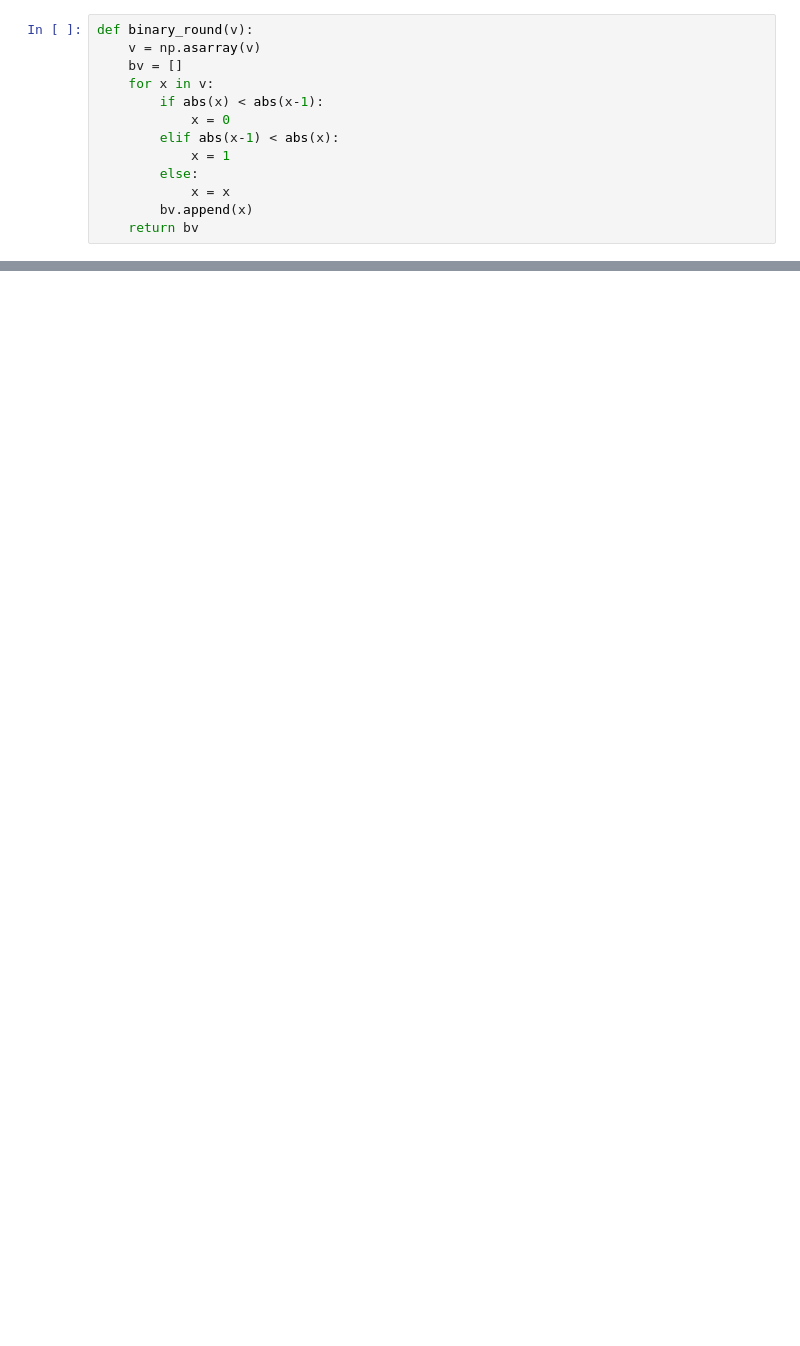
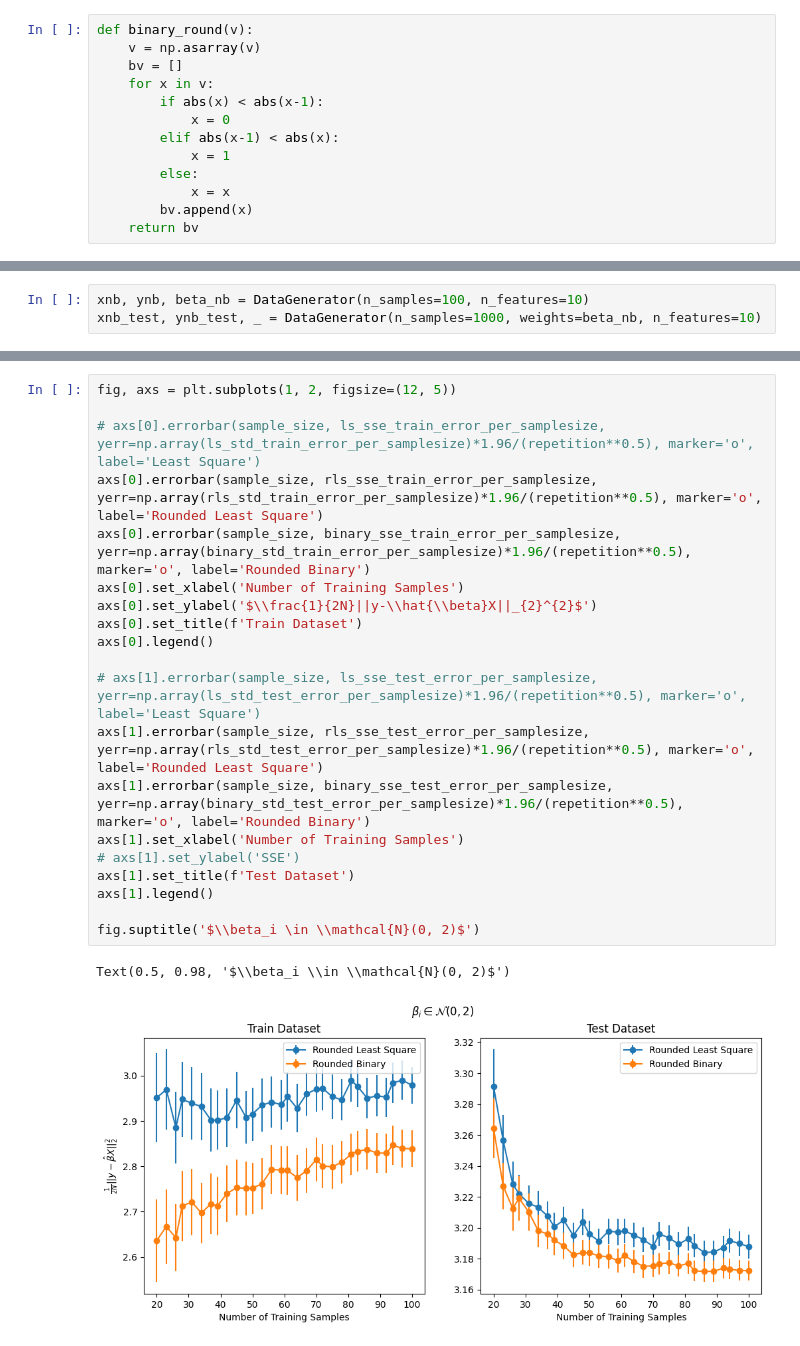
Before and after one commit to shahrzaddii/https---github.com-shahrzaddii-Sparsity, a Jupyter notebook: Binary Estimation Tutorial.ipynb, the cells around one changed output, grey strips where cells are left out. Drawn from its saved outputs; the diff is of its cells as text; blank space fills up the shorter version.

```diff
--- a/Binary Estimation Tutorial.ipynb
+++ b/Binary Estimation Tutorial.ipynb
@@ -681,0 +291,3 @@ for ss in sample_size:
+# %%
+xnb, ynb, beta_nb = DataGenerator(n_samples=100, n_features=10)
+xnb_test, ynb_test, _ = DataGenerator(n_samples=1000, weights=beta_nb, n_features=10)
@@ -681,0 +346,23 @@ for ss in sample_size:
+# %%
+fig, axs = plt.subplots(1, 2, figsize=(12, 5))
+
+# axs[0].errorbar(sample_size, ls_sse_train_error_per_samplesize, yerr=np.array(ls_std_train_error_per_samplesize)*1.96/(repetition**0.5), marker='o', label='Least Square')
+axs[0].errorbar(sample_size, rls_sse_train_error_per_samplesize, yerr=np.array(rls_std_train_error_per_samplesize)*1.96/(repetition**0.5), marker='o', label='Rounded Least Square')
+axs[0].errorbar(sample_size, binary_sse_train_error_per_samplesize, yerr=np.array(binary_std_train_error_per_samplesize)*1.96/(repetition**0.5), marker='o', label='Rounded Binary')
+axs[0].set_xlabel('Number of Training Samples')
+axs[0].set_ylabel('$\\frac{1}{2N}||y-\\hat{\\beta}X||_{2}^{2}$')
+axs[0].set_title(f'Train Dataset')
+axs[0].legend()
+
+# axs[1].errorbar(sample_size, ls_sse_test_error_per_samplesize, yerr=np.array(ls_std_test_error_per_samplesize)*1.96/(repetition**0.5), marker='o',  label='Least Square')
+axs[1].errorbar(sample_size, rls_sse_test_error_per_samplesize, yerr=np.array(rls_std_test_error_per_samplesize)*1.96/(repetition**0.5), marker='o', label='Rounded Least Square')
+axs[1].errorbar(sample_size, binary_sse_test_error_per_samplesize, yerr=np.array(binary_std_test_error_per_samplesize)*1.96/(repetition**0.5), marker='o', label='Rounded Binary')
+axs[1].set_xlabel('Number of Training Samples')
+# axs[1].set_ylabel('SSE')
+axs[1].set_title(f'Test Dataset')
+axs[1].legend()
+
+fig.suptitle('$\\beta_i \in \\mathcal{N}(0, 2)$')
+# %% [output]
+Text(0.5, 0.98, '$\\beta_i \\in \\mathcal{N}(0, 2)$')
+[figure, added]
```
Also changed, not shown: parts of 49 cells of this notebook.
